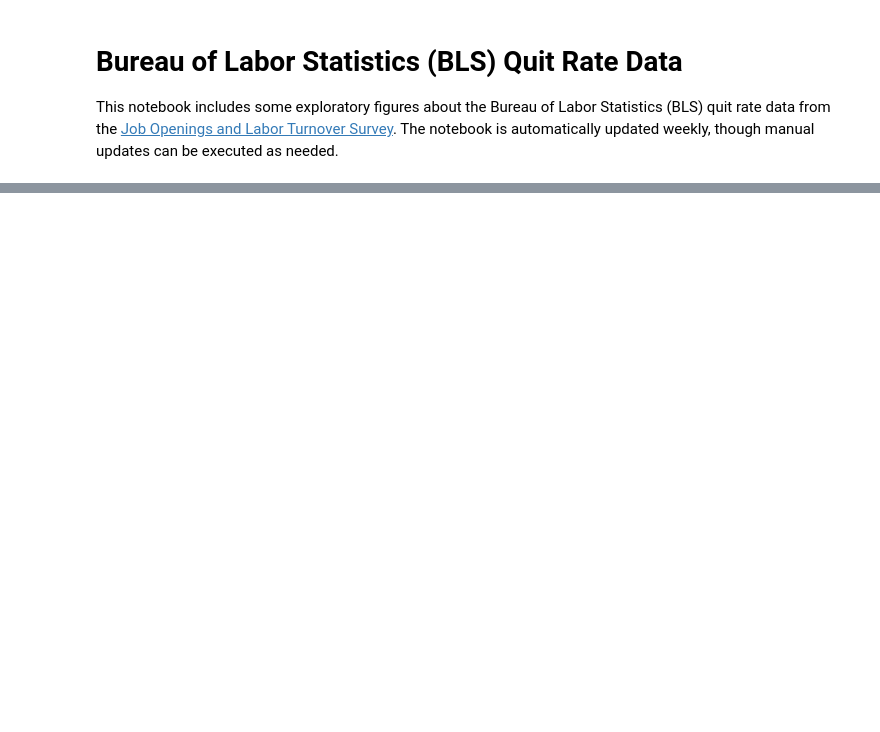
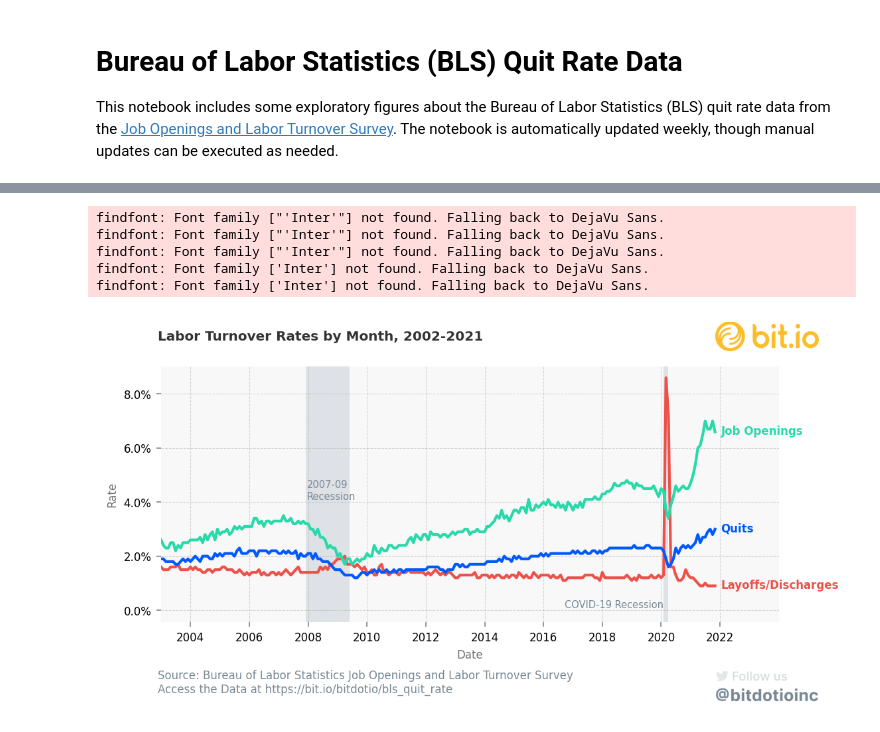
Before and after one commit to dliden-bitdotio/bls-notebook, a Jupyter notebook: bls_notebook_executed.ipynb, the cells around one changed output, grey strips where cells are left out. Drawn from its saved outputs; the diff is of its cells as text; code cells hidden in the pictures; blank space fills up the shorter version.

```diff
--- a/bls_notebook_executed.ipynb
+++ b/bls_notebook_executed.ipynb
@@ -7,9 +7,12 @@ import os
 import sys
 sys.path.append("../")
 from src.upload_download_bitdotio import download_dataset
+from src.bls_query import get_recessions_fred, monthly_national_sub
+from src.plots import labor_turnover_rates
 
 load_dotenv()
 PG_STRING = os.getenv("BITIO_PG_STRING")
+FRED_KEY = os.getenv("FRED_API_KEY")
 BITIO_REPO = '"bitdotio/bls_quit_rate"'
 QUIT_RATE_TABLE = BITIO_REPO + '."quit_rate"'
 # %%
@@ -32,0 +26,16 @@ quit_rate.head()
+# %%
+# get data
+recessions = get_recessions_fred(FRED_KEY, end_date=pd.to_datetime("today").strftime("%Y-%m-%d"))
+quits = monthly_national_sub(download_dataset('"bitdotio/bls_quit_rate"."quit_rate"', PG_STRING))
+layoffs = monthly_national_sub(download_dataset('"bitdotio/bls_quit_rate"."layoffs_discharges"', PG_STRING))
+openings = monthly_national_sub(download_dataset('"bitdotio/bls_quit_rate"."job_openings"', PG_STRING))
+# %%
+# plot
+labor_turnover_rates(layoffs, quits, openings, recessions)
+# %% [output]
+findfont: Font family ["'Inter'"] not found. Falling back to DejaVu Sans.
+findfont: Font family ["'Inter'"] not found. Falling back to DejaVu Sans.
+findfont: Font family ["'Inter'"] not found. Falling back to DejaVu Sans.
+findfont: Font family ['Inter'] not found. Falling back to DejaVu Sans.
+findfont: Font family ['Inter'] not found. Falling back to DejaVu Sans.
+[figure, added]
```
Also changed, not shown: parts of 2 cells of this notebook.
